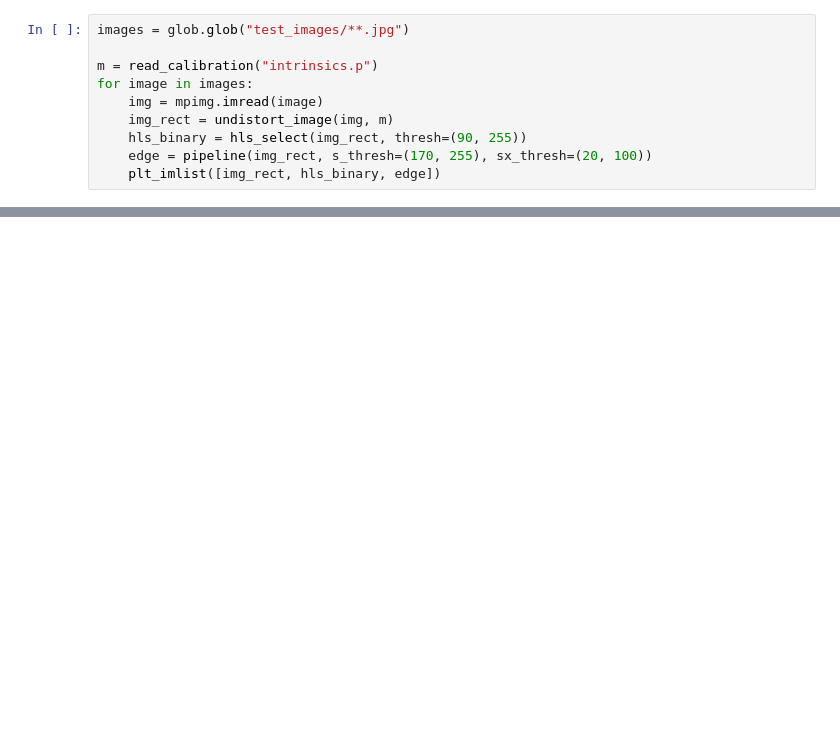
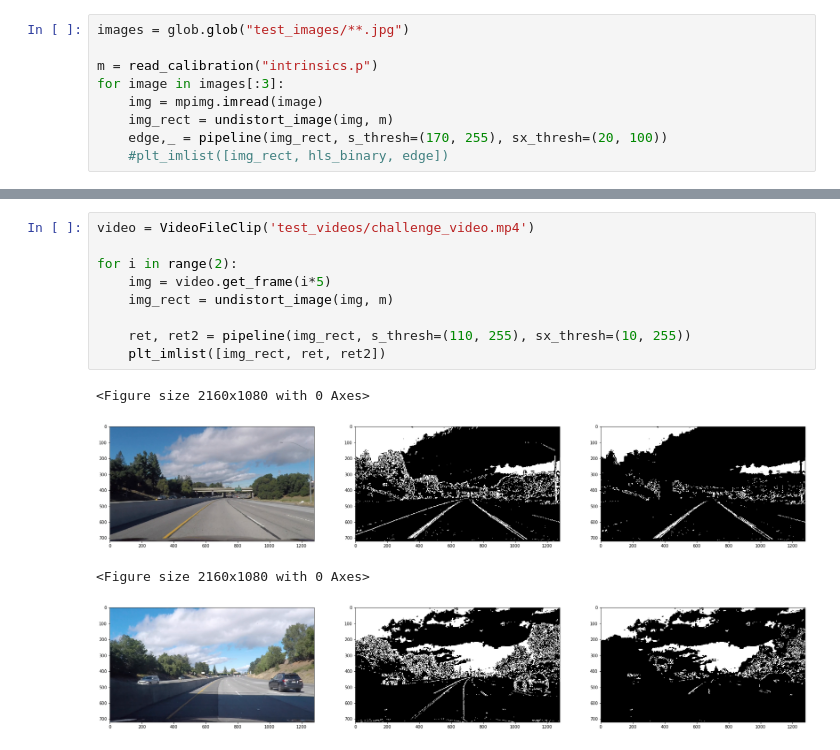
Before and after one commit to Zulkhuu/self-driving-car, a Jupyter notebook: P2_advanced_lane_finding/color_and_gradient.ipynb, the cells around one changed output, grey strips where cells are left out. Drawn from its saved outputs; the diff is of its cells as text; blank space fills up the shorter version.

Commit message:
add lane finding from single frame

```diff
--- a/P2_advanced_lane_finding/color_and_gradient.ipynb
+++ b/P2_advanced_lane_finding/color_and_gradient.ipynb
@@ -15,9 +58,8 @@ from utils.plot_utils import plt_imlist
 images = glob.glob("test_images/**.jpg")
 
 m = read_calibration("intrinsics.p")
-for image in images:
+for image in images[:3]:
     img = mpimg.imread(image)
     img_rect = undistort_image(img, m)
-    hls_binary = hls_select(img_rect, thresh=(90, 255))
-    edge = pipeline(img_rect, s_thresh=(170, 255), sx_thresh=(20, 100))
-    plt_imlist([img_rect, hls_binary, edge])
+    edge,_ = pipeline(img_rect, s_thresh=(170, 255), sx_thresh=(20, 100))
+    #plt_imlist([img_rect, hls_binary, edge])
@@ -37,0 +66,14 @@ for image in images:
+# %%
+video = VideoFileClip('test_videos/challenge_video.mp4')
+
+for i in range(2):
+    img = video.get_frame(i*5)
+    img_rect = undistort_image(img, m)
+
+    ret, ret2 = pipeline(img_rect, s_thresh=(110, 255), sx_thresh=(10, 255))
+    plt_imlist([img_rect, ret, ret2])
+# %% [output]
+<Figure size 2160x1080 with 0 Axes>
+[figure, added]
+<Figure size 2160x1080 with 0 Axes>
+[figure, added]
```
Also changed, not shown: parts of 3 cells of this notebook, 5 other files.
